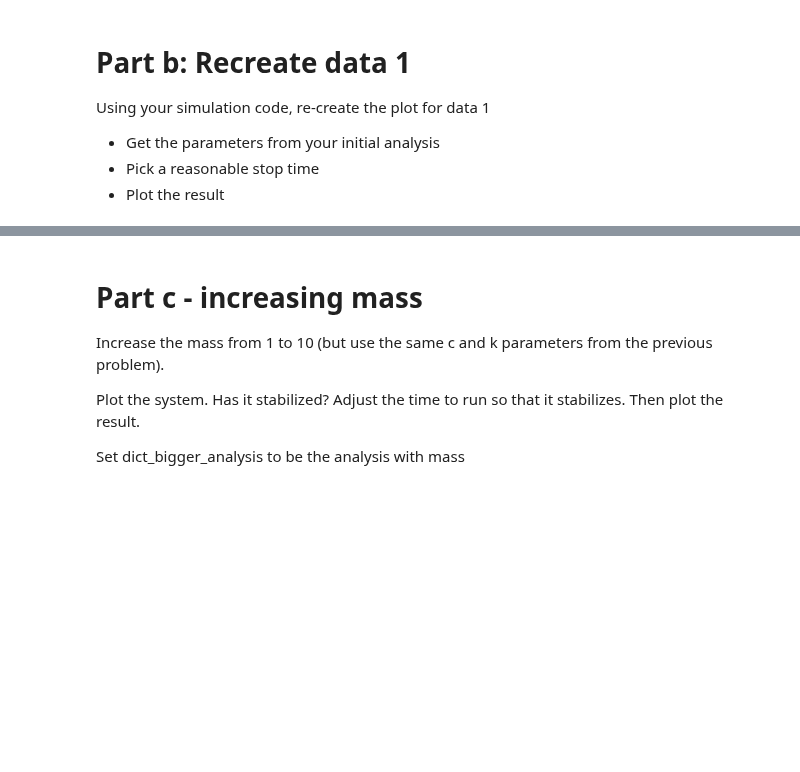
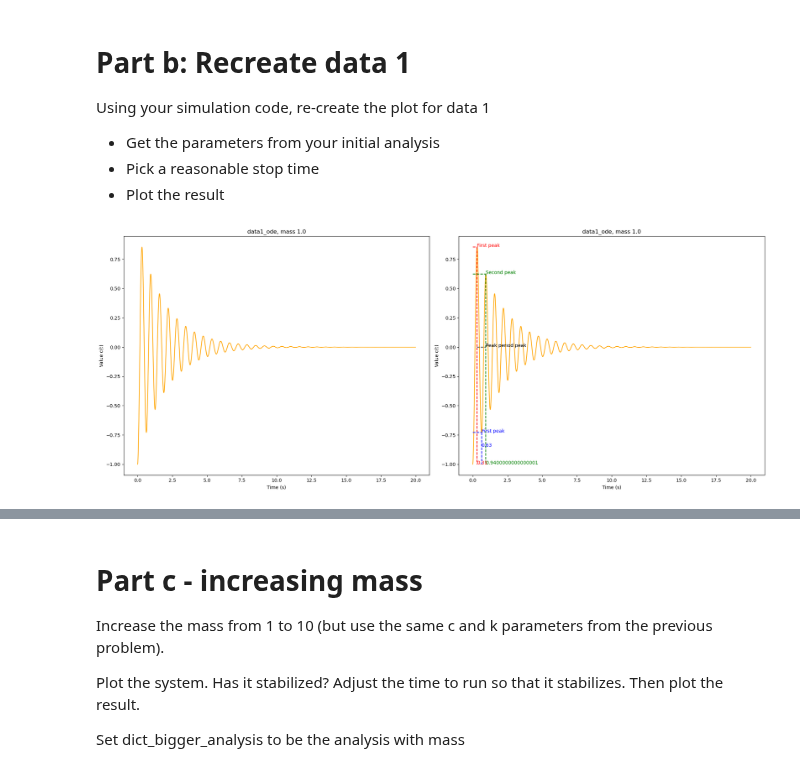
Before and after one commit to coyotepunk05/vscode, a Jupyter notebook: IntroPythonProgramming/Week_4_fitting/HW_2_system_analysis.ipynb, the cells around one changed output, grey strips where cells are left out. Saved outputs shown, nothing was run; the diff lists cells and outputs as text; code cells hidden in the pictures; blank space fills up the shorter version.

```diff
--- a/IntroPythonProgramming/Week_4_fitting/HW_2_system_analysis.ipynb
+++ b/IntroPythonProgramming/Week_4_fitting/HW_2_system_analysis.ipynb
@@ -294,12 +299,7 @@ def draw_corner(axs, x_values, y_values, ls, col):
 
 # TODO:
 #  Write a function, plot_system, that reads in the data, analyzes it, then plots it
-def plot_system(axs, fname, m=1.0):
-    dict = analyze_data(fname, mass=1.0)
-    ts, vs = load_data_from_file(fname)
-    name = os.path.splitext(os.path.basename(fname))[0]
-    # y_min = axs.get_ylim()[0]
-    # x_min = axs[0].get_xlim()[0]
+def plot_system(axs, dict, ts, vs, name, m=1.0):
 
     axs[0].set_title(f'{name}, mass {m}')
     axs[0].set_xlabel('Time (s)')
@@ -311,7 +311,6 @@ def plot_system(axs, fname, m=1.0):
     axs[1].set_ylabel('Value c(t)')
     axs[1].plot(ts, vs, color='orange')
 
-    # axs[1].scatter(dict['t_peak'], dict['c_peak'], color='red', label='First peak')
     draw_corner(axs[1], [0, dict['t_peak']], [dict['c_peak'], dict['c_peak']], ls='--', col='red')
     draw_corner(axs[1], [dict['t_peak'], dict['t_peak']], [dict['c_peak'], -1], ls='--', col='red')
     axs[1].text(dict['t_peak'], dict['c_peak'], 'First peak', color='red')
@@ -330,7 +329,7 @@ def plot_system(axs, fname, m=1.0):
     axs[1].text(dict['t_valley'], dict['c_valley'], 'First peak', color='blue')
     axs[1].text(dict['t_valley'], -0.85, f'{dict['t_valley']}', color='blue')
 
-    # axs[1].plot(dict['t_peak'], dict['c_peak'], color='red', label='First peak')
+
 
 
 
@@ -367,7 +368,8 @@ ncols = 2
 fig, axs = plt.subplots(nrows, ncols, figsize=(12, 3))
 
 # Read, analyze, and then plot data 3
-plot_system(axs, 'Data/data3.csv')
+dict_tmp, ts, vs, name = ts_vs_fname('Data/data3.csv', m=1.0)
+plot_system(axs, dict=dict_tmp, ts=ts, vs=vs, name=name, m=1.0)
 # Make it fit better
 fig.tight_layout()
 plt.show()
@@ -420,6 +424,11 @@ import integrate
 #   Note that the derivative never changes - you only have to calculate the second derivative
 # This is the function that you will pass to odeint
 # It should implememt the Equations for dx/dt and d^2x/d^2t given above
+def derive(state, t, params):
+    x, x_deriv = state
+    c, k, m = params['c'], params['k'], params['m']
+    x_second_deriv = (-c*x_deriv-k*x)/m
+    return [x_deriv, x_second_deriv]
 # %%
 # TEST CELL
 # Write a call to the derivative function to test it with known values
@@ -438,6 +447,12 @@ import integrate
 # A note on the t values: these can be relatively sparse (60-100 per period); odeint will adjust its sampling rate in order to
 #   make sure the values are close to correct at the t values you give it. If you give it lots of t values, it will take longer
 #   to run (and to plot)
+
+def find_ts_vs(x, x_deriv, params, t_step=0.1, t_max=10):
+    init_state = [x, x_deriv]
+    ts=np.arange(0, t_max, t_step)
+    vs = integrate.odeint(derive, init_state, ts, args=(params,), atol=1e-9, rtol=1e-6)
+    return ts, vs[:, 0]
 # %%
 # In this cell you'll take the ts and vs you just calculated with odeint and pass them to
 #   your analyze_data function to get out the peaks/period
@@ -460,23 +480,32 @@ Using your simulation code, re-create the plot for data 1
 # %%
 nrows = 1
 ncols = 2
-fig, axs = plt.subplots(nrows, ncols, figsize=(8, 4))
+fig, axs = plt.subplots(nrows, ncols, figsize=(20, 8))
 
 # Run your simulation, analyze it, and plot the results
 # Note: This SHOULD just be calling existing functions
 # Paraneters you should use for the simulate are the starting conditions for data1
 #    k is system_spring, c is system_damping
 # x0 = -1.0, c = 1.0, m = 1.0, k = 100.0
 # Simulate
 #  - gets ts and vs
 # Analayze
 #  - gets dictionary from ts and vs
 #  - use that data in your plot to plot the first/second peaks etc
 # Plot
 #  - plot the ts and vs with the peaks etc labeled (same as in part 1)
 
+params = {'c':1.0, 'm':1.0, 'k':100.0}
+ts, vs = find_ts_vs(x=-1.0, x_deriv=0, params=params, t_step=0.01, t_max=20)
+recreate_data_1_dict = analyze_data_from_values(ts=ts, vs=vs, mass=params['m'])
+
+plot_system(axs, dict=recreate_data_1_dict, ts=ts, vs=vs, name='data1_ode', m=params['m'])
+
 # Make it fit better
 fig.tight_layout()
+plt.show()
+# %% [output]
+[figure, added]
 # %%
 # Manual grade
 print("This is a manually-graded question; there is no grader.check() function. See rubric and slides for more information on expected output.")
```
Also changed, not shown: parts of 13 cells of this notebook, 1 other file.
